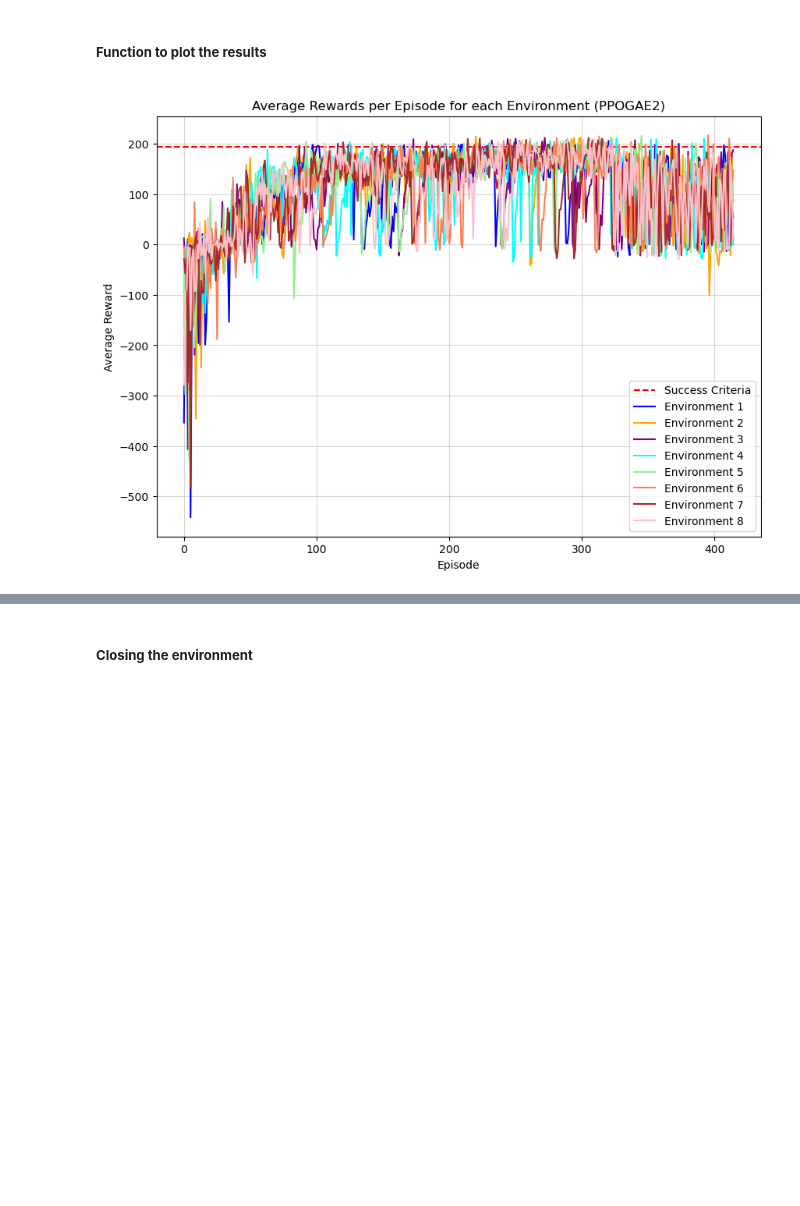
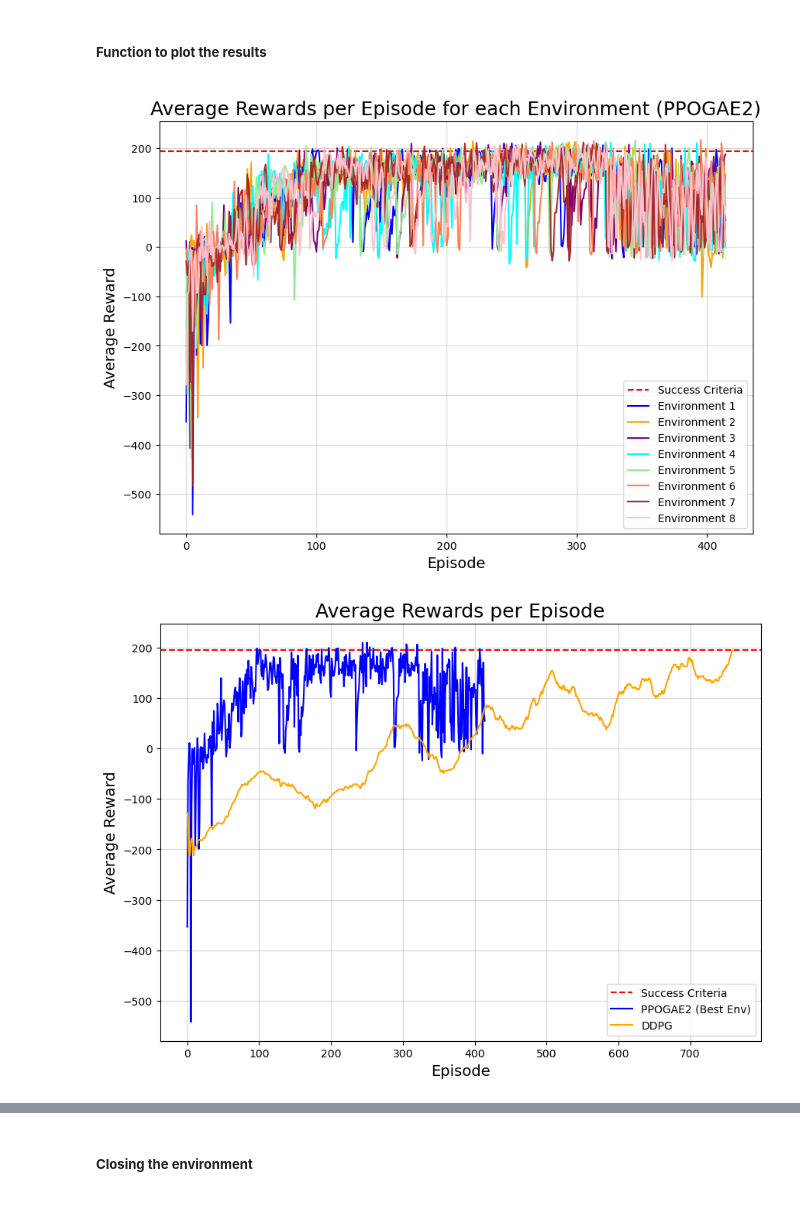
Before and after one commit to mbar0075/Advanced-Reinforcement-Learning, a Jupyter notebook: Code/Experiment 2.ipynb, the cells around one changed output, grey strips where cells are left out. Drawn from its saved outputs; the diff is of its cells as text; code cells hidden in the pictures; blank space fills up the shorter version.

Commit message:
Uploaded DDPG graphs

```diff
--- a/Code/Experiment 2.ipynb
+++ b/Code/Experiment 2.ipynb
@@ -89,8 +89,8 @@ EPOCH_REPEAT = 4
 # The lambda value for the generalized advantage estimation
 LAMBDA = 0.98
 # To float tensor and to int tensor conversion functions
-to_float_tensor = lambda x: torch.as_tensor(x, dtype=torch.float32)#.to(device)
-to_int_tensor = lambda x: torch.as_tensor(x, dtype=torch.int64)#.to(device)
+to_float_tensor = lambda x: torch.as_tensor(x, dtype=torch.float32).to(device)
+to_int_tensor = lambda x: torch.as_tensor(x, dtype=torch.int64).to(device)
 # %% [markdown]
 **<h5>Environment Setup</h5>**
 # %%
@@ -462,8 +462,8 @@ class PPOGAE2Agent():
         self.actor_lr = actor_lr
         self.critic_lr = critic_lr
         self.criterion = criterion
-        self.actor_net = actor_net(self.ninputs, self.hidden_size, self.noutputs)#.to(device)
-        self.critic_net = critic_net(self.ninputs, self.hidden_size)#.to(device)
+        self.actor_net = actor_net(self.ninputs, self.hidden_size, self.noutputs).to(device)
+        self.critic_net = critic_net(self.ninputs, self.hidden_size).to(device)
 
         # Applying the initialize_weights function to the actor and critic networks
         self.actor_net.apply(self.initialize_weights)
@@ -551,8 +551,8 @@ class PPOGAE2Agent():
                 obs, actions, logprobs, rewards, dones, obs_, values, values_, gae = batch
 
                 # Normalizing the generalized advantage estimation
-                # gae = (gae - torch.mean(gae).to(device)) / (torch.std(gae) + 1e-6).to(device)
-                gae = (gae - torch.mean(gae)) / (torch.std(gae) + 1e-6)
+                gae = (gae - torch.mean(gae).to(device)) / (torch.std(gae) + 1e-6).to(device)
+                # gae = (gae - torch.mean(gae)) / (torch.std(gae) + 1e-6)
 
                 # Calculating the target value
                 target = gae + values
@@ -573,7 +573,7 @@ class PPOGAE2Agent():
                 new_logprobs = torch.sum(dist.log_prob(actions), dim=-1, keepdim=True)
 
                 # Calculating the importance sampling ratio (ρ = exp(logπ(a|s) - logπold(a|s)))
-                rho = torch.exp(new_logprobs - logprobs)#.to(device)
+                rho = torch.exp(new_logprobs - logprobs).to(device)
 
                 # Calculating the surrogate 1 (L1(θ) = ρ * GAE)
                 surrgt1 = rho * gae
@@ -582,7 +582,7 @@ class PPOGAE2Agent():
                 surrgt2 = rho.clamp(1-self.epsilon, 1+self.epsilon) * gae
 
                 # Calculating the policy loss (-min(L1(θ), L2(θ))) (making it negative as we want to maximize the loss)
-                policy_loss = -torch.minimum(surrgt1, surrgt2).mean()#.to(device)
+                policy_loss = -torch.minimum(surrgt1, surrgt2).mean().to(device)
 
                 # Calculating the loss
                 loss = policy_loss + 0.5*critic_loss
@@ -1144,10 +1144,10 @@ class DDPGAgent():
         self.ninputs = env.observation_space.shape[0]
         self.noutputs = env.action_space.shape[0]
         self.hidden_size = hidden_units
-        self.actor = policy_net(self.ninputs, self.hidden_size, self.noutputs, to_float_tensor(env.action_space.low), to_float_tensor(env.action_space.high))#.to(device)
-        self.actor_target = copy.deepcopy(self.actor)#.to(device)
-        self.critic = dqn(self.ninputs+self.noutputs, self.hidden_size)#.to(device)
-        self.critic_target = copy.deepcopy(self.critic)#.to(device)
+        self.actor = policy_net(self.ninputs, self.hidden_size, self.noutputs, to_float_tensor(env.action_space.low), to_float_tensor(env.action_space.high)).to(device)
+        self.actor_target = copy.deepcopy(self.actor).to(device)
+        self.critic = dqn(self.ninputs+self.noutputs, self.hidden_size).to(device)
+        self.critic_target = copy.deepcopy(self.critic).to(device)
         self.criterion = criterion
 
         # Creating the optimizer for the policy and critic networks
@@ -1272,14 +1272,14 @@ class DDPGAgent():
             # Incrementing the episode count
             self.episodes += 1
 
+            # Calculating score
+            score = np.mean(results)
+
             # Appending the episode reward to the episode information
-            self.episode_info["episode_avg_rewards"].append(episode_reward/step_count)
+            self.episode_info["episode_avg_rewards"].append(score)
 
             # Appending the episode length
             self.episode_info["episode_lengths"].append(step_count)
-
-            # Calculating score
-            score = np.mean(results)
 
             # Checking if the episode count is a multiple of the display every n episodes
             if self.episodes % self.display_every_n_episodes == 0:
@@ -1579,4 +1635,5 @@ def display(episode_infos, env_colors=["blue", "orange", "purple", "cyan", "ligh
 # %%
-display(ppo_gae2_episode_info, do_save=True)
+display(ppo_gae2_episode_info, ddpg_episode_info, do_save=True)
 # %% [output]
-[figure, old version]
+[figure, new version]
+[figure, added]
```
Also changed, not shown: parts of 9 cells of this notebook, 13 other files.
